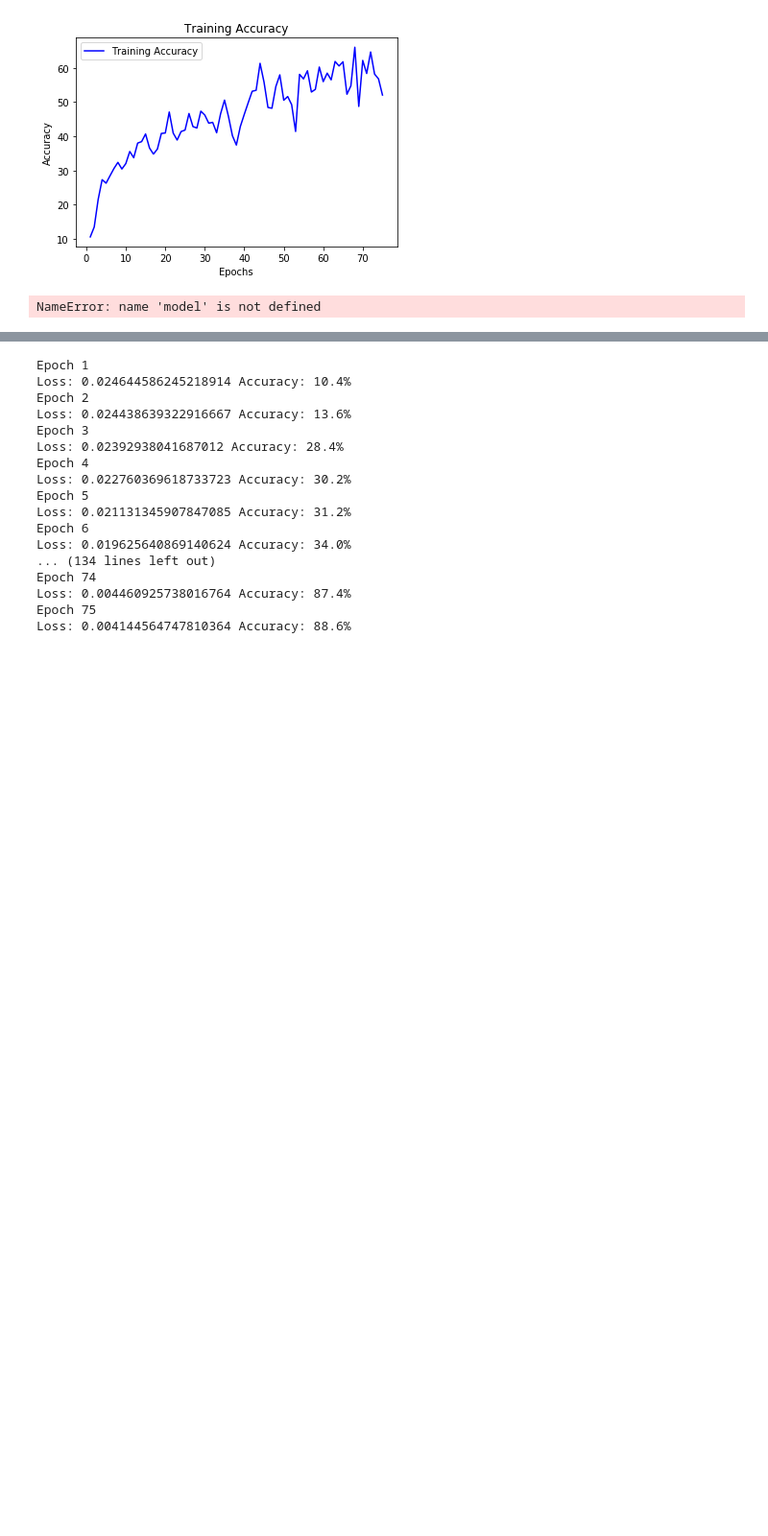
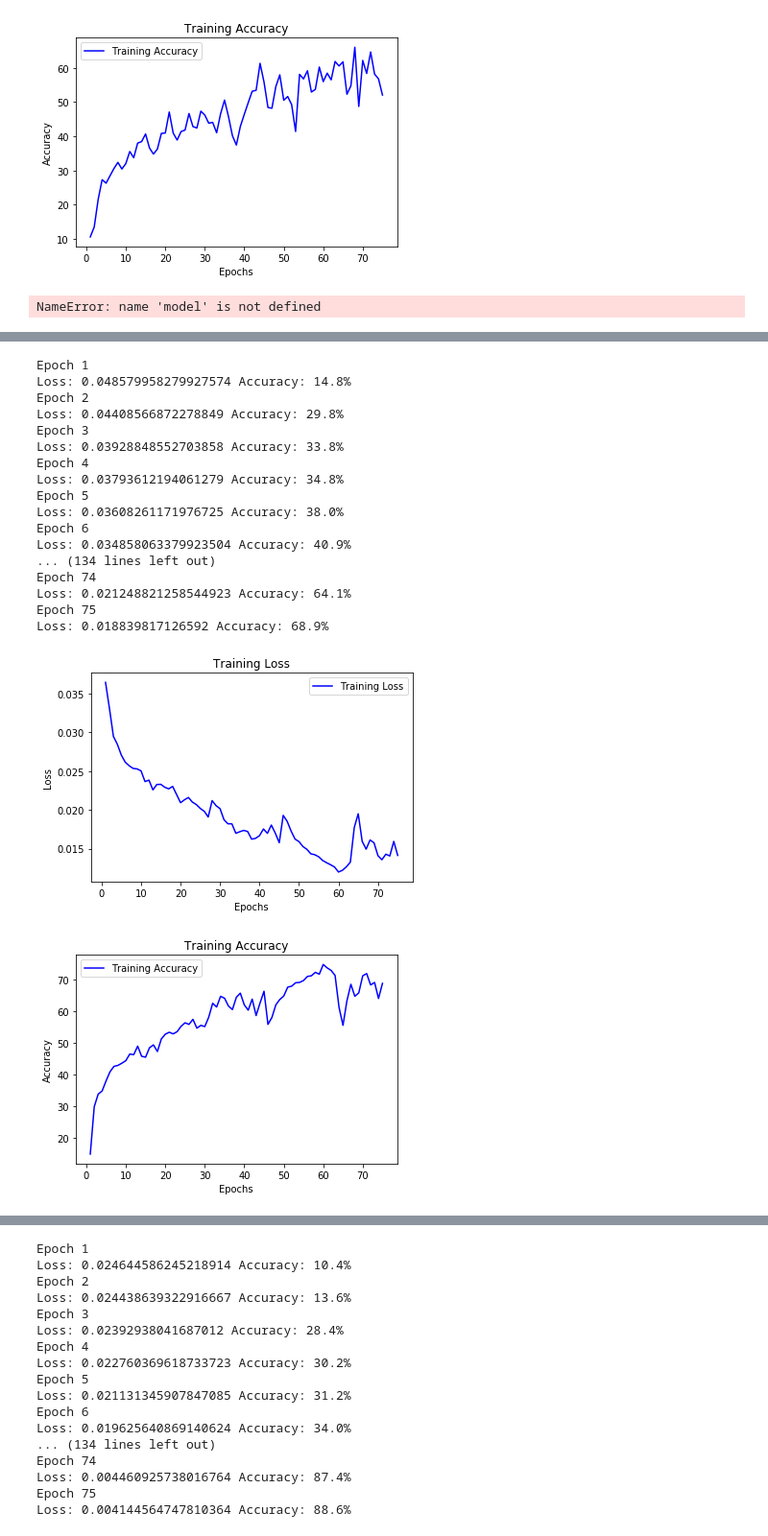
Before and after one commit to brendanyap/Genre-Classification, a Jupyter notebook: NNs.ipynb, the cells around one changed output, grey strips where cells are left out. Shown at 96% size. Saved outputs shown, nothing was run; the diff lists cells and outputs as text; code cells hidden in the pictures; blank space fills up the shorter version.

```diff
--- a/NNs.ipynb
+++ b/NNs.ipynb
@@ -1204,0 +1231,23 @@ FC_RNN_PARAMS_1 = {
+# %%
+%%time
+analyze_data_augmentation(dl_2, 2, random_crop=True)
+# %% [output]
+Epoch 1
+Loss: 0.048579958279927574 Accuracy: 14.8%
+Epoch 2
+Loss: 0.04408566872278849 Accuracy: 29.8%
+Epoch 3
+Loss: 0.03928848552703858 Accuracy: 33.8%
+Epoch 4
+Loss: 0.03793612194061279 Accuracy: 34.8%
+Epoch 5
+Loss: 0.03608261171976725 Accuracy: 38.0%
+Epoch 6
+Loss: 0.034858063379923504 Accuracy: 40.9%
+... (134 lines left out)
+Epoch 74
+Loss: 0.021248821258544923 Accuracy: 64.1%
+Epoch 75
+Loss: 0.018839817126592 Accuracy: 68.9%
+[figure, added]
+[figure, added]
```
Also changed, not shown: parts of 16 cells of this notebook.
